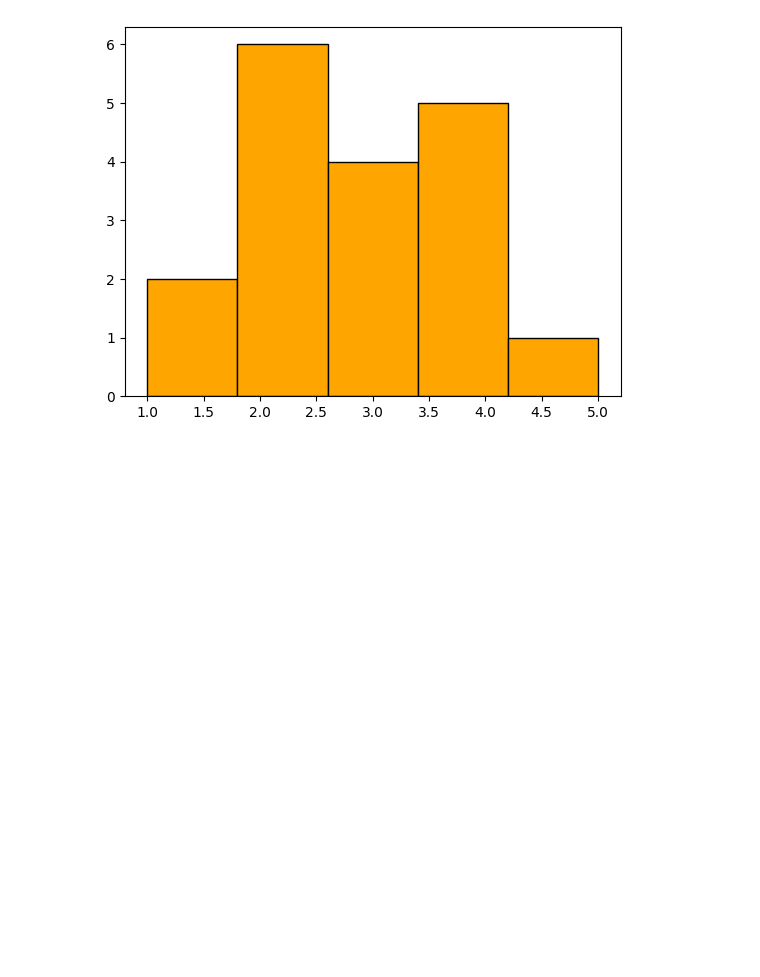
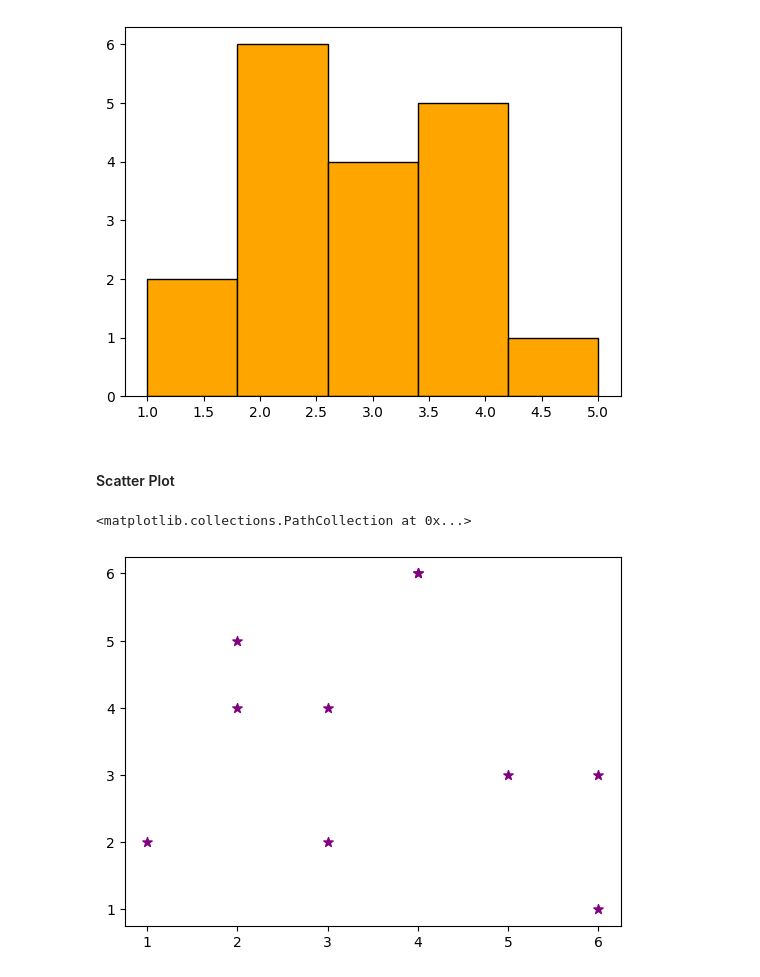
Before and after one commit to KaushalNaik02/Data-Analysis-With-Python-DS, a Jupyter notebook: 04-Data_visualization_Matplotlib.ipynb, the cells around one changed output. Drawn from its saved outputs; the diff is of its cells as text; code cells hidden in the pictures; blank space fills up the shorter version.

```diff
--- a/04-Data_visualization_Matplotlib.ipynb
+++ b/04-Data_visualization_Matplotlib.ipynb
@@ -65,3 +65,12 @@ plt.hist(numbers,bins=5,color=("Orange"),edgecolor=("Black"))        # Here The
  array([1. , 1.8, 2.6, 3.4, 4.2, 5. ]),
  <BarContainer object of 5 artists>)
 [figure]
+# %% [markdown]
+#### Scatter Plot
+# %%
+m = [1,2,5,3,4,6,3,2,4,6]
+n = [2,5,3,4,6,3,2,4,6,1]
+plt.scatter(m,n,color=("purple"),marker="*", s=50)    # Here S is te marker size
+# %% [output]
+<matplotlib.collections.PathCollection at 0x...>
+[figure, added]
```
Also changed, not shown: parts of 2 cells of this notebook.
